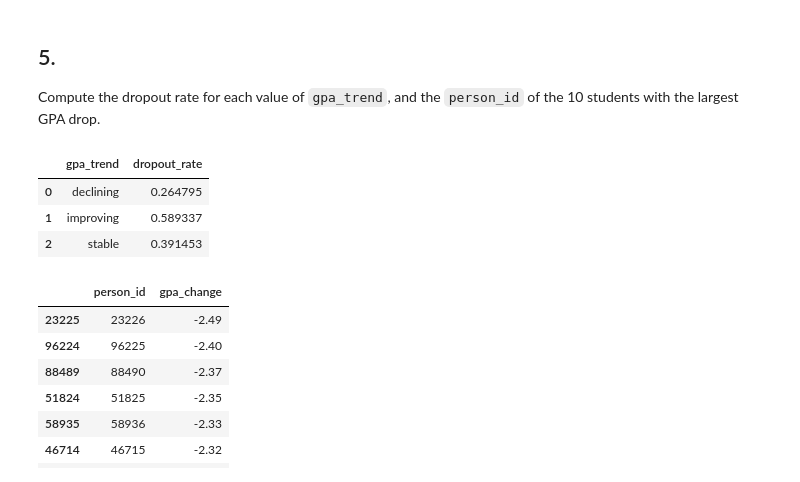
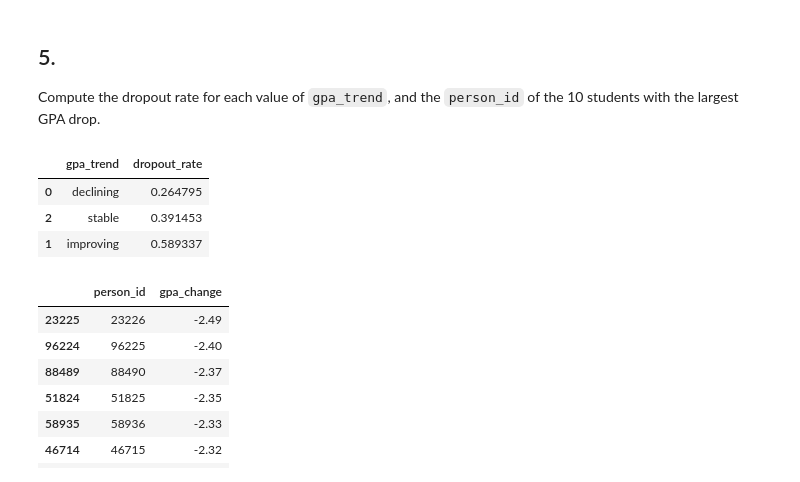
Before and after one commit to matteocoppola26/FoCS_project_900166, a Jupyter notebook: progetto_2026.ipynb, the cells around one changed output. Saved outputs shown, nothing was run; the diff lists cells and outputs as text; code cells hidden in the pictures.

```diff
--- a/progetto_2026.ipynb
+++ b/progetto_2026.ipynb
@@ -154,12 +162,13 @@ Compute the dropout rate for each value of `gpa_trend`, and the
 # %%
 dropout_rate_gpa_trend = df.groupby('gpa_trend')['dropout'].mean().reset_index()  # dropout is 0/1, so its mean is the share of students who dropped out
 dropout_rate_gpa_trend.rename(columns={'dropout': 'dropout_rate'}, inplace=True)  # the column now holds a rate, not the original 0/1 values
+dropout_rate_gpa_trend.sort_values('dropout_rate' , ascending=True , inplace=True)
 dropout_rate_gpa_trend
 # %% [output]
 |  | gpa_trend | dropout_rate |
 | 0 | declining | 0.264795 |
+| 2 | stable | 0.391453 |
 | 1 | improving | 0.589337 |
-| 2 | stable | 0.391453 |
 # %%
 worst_10_gpa_change = df.sort_values('gpa_change')[['person_id' , 'gpa_change']].head(10) #sort_values sorts in ascending order by default
 worst_10_gpa_change # note: 4 students are tied at -2.23 (positions 9-12), so only 2 of them are included
```
Also changed, not shown: parts of 8 cells of this notebook.
